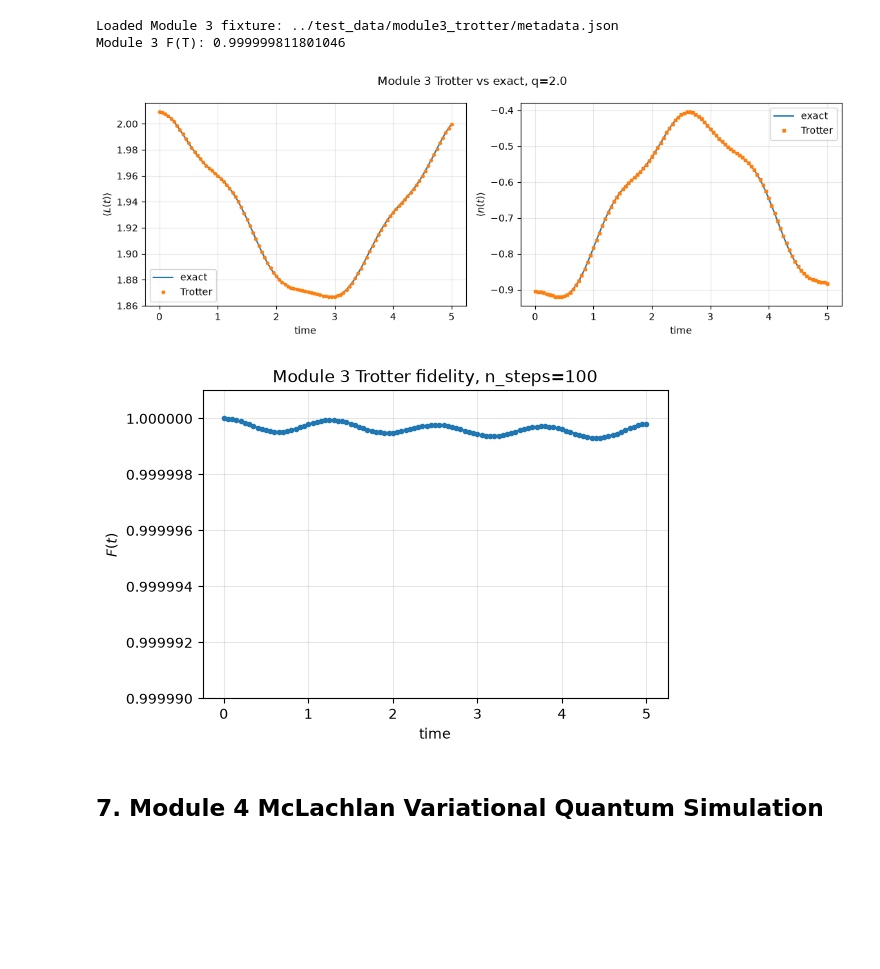
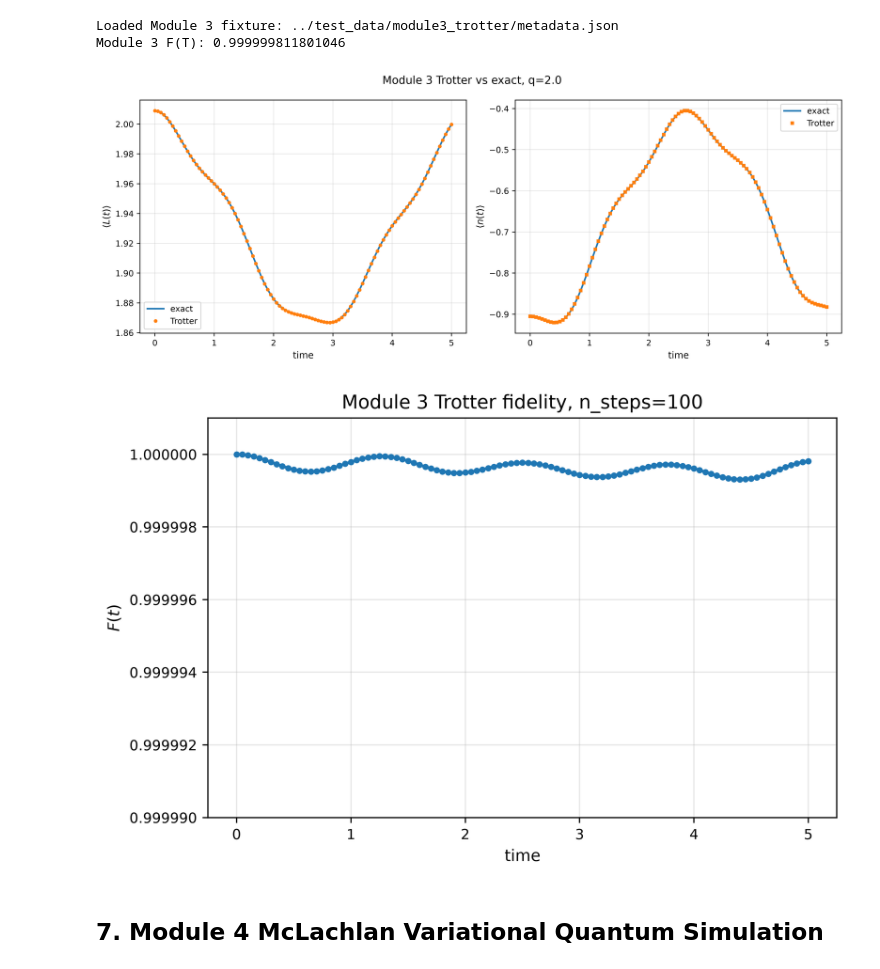
Before and after one commit to Renoir-J/235_Final_Project, a Jupyter notebook: code/main_skeleton.ipynb, the cells around one changed output. Drawn from its saved outputs; the diff is of its cells as text; code cells hidden in the pictures; blank space fills up the shorter version.

```diff
--- a/code/main_skeleton.ipynb
+++ b/code/main_skeleton.ipynb
@@ -15,6 +15,23 @@ import sys
 
 import numpy as onp
 import matplotlib.pyplot as plt
+
+PLOT_DPI = 400
+PLOT_SINGLE_FIGSIZE = (7.2, 4.6)
+PLOT_TWO_PANEL_FIGSIZE = (11.6, 4.6)
+plt.rcParams.update({
+    "figure.dpi": PLOT_DPI,
+    "savefig.dpi": PLOT_DPI,
+    "figure.figsize": PLOT_SINGLE_FIGSIZE,
+    "font.size": 10,
+    "axes.titlesize": 12,
+    "axes.labelsize": 10,
+    "legend.fontsize": 9,
+    "xtick.labelsize": 9,
+    "ytick.labelsize": 9,
+    "lines.linewidth": 1.8,
+    "savefig.bbox": "tight",
+})
 
 PATH_CANDIDATES = (
     (Path("."), Path("..")),
@@ -312,25 +361,25 @@ Loaded Module 3 fixture: ../test_data/module3_trotter/metadata.json
 Module 3 F(T): 0.999999811801046
 # %%
 m3_times = module3_arrays["times"]
-fig, axes = plt.subplots(1, 2, figsize=(11, 4))
+fig, axes = plt.subplots(1, 2, figsize=PLOT_TWO_PANEL_FIGSIZE)
 axes[0].plot(m3_times, module3_arrays["exact_electric_field"], "-", label="exact")
 axes[0].plot(m3_times, module3_arrays["trotter_electric_field"], "o", ms=3, label="Trotter")
 axes[0].set_xlabel("time"); axes[0].set_ylabel(r"$\langle L(t)\rangle$");
 axes[0].grid(True, alpha=0.3); axes[0].legend()
 axes[1].plot(m3_times, module3_arrays["exact_chiral_condensate"], "-", label="exact")
 axes[1].plot(m3_times, module3_arrays["trotter_chiral_condensate"], "s", ms=3, label="Trotter")
 axes[1].set_xlabel("time"); axes[1].set_ylabel(r"$\langle n(t)\rangle$"); axes[1].grid(True, alpha=0.3); axes[1].legend()
 fig.suptitle(f"Module 3 Trotter vs exact, q={module3_metadata['config']['q_final']}")
 fig.tight_layout(); plt.show()
 
-plt.figure(figsize=(6, 4))
+plt.figure(figsize=PLOT_SINGLE_FIGSIZE)
 plt.plot(m3_times, module3_arrays["fidelity"], "-o", ms=3)
 plt.xlabel("time"); plt.ylabel(r"$F(t)$")
 plt.title(f"Module 3 Trotter fidelity, n_steps={module3_metadata['config']['n_steps']}")
 plt.grid(True, alpha=0.3); plt.ticklabel_format(axis="y", style="plain", useOffset=False); plt.ylim(0.99999, 1.000001); plt.show()
 # %% [output]
-[figure, old version]
+[figure, new version]
-[figure, old version]
+[figure, new version]
 # %% [markdown]
 ## 7. Module 4 McLachlan Variational Quantum Simulation
 # %% [markdown]
```
Also changed, not shown: parts of 6 cells of this notebook, 2 other files.
